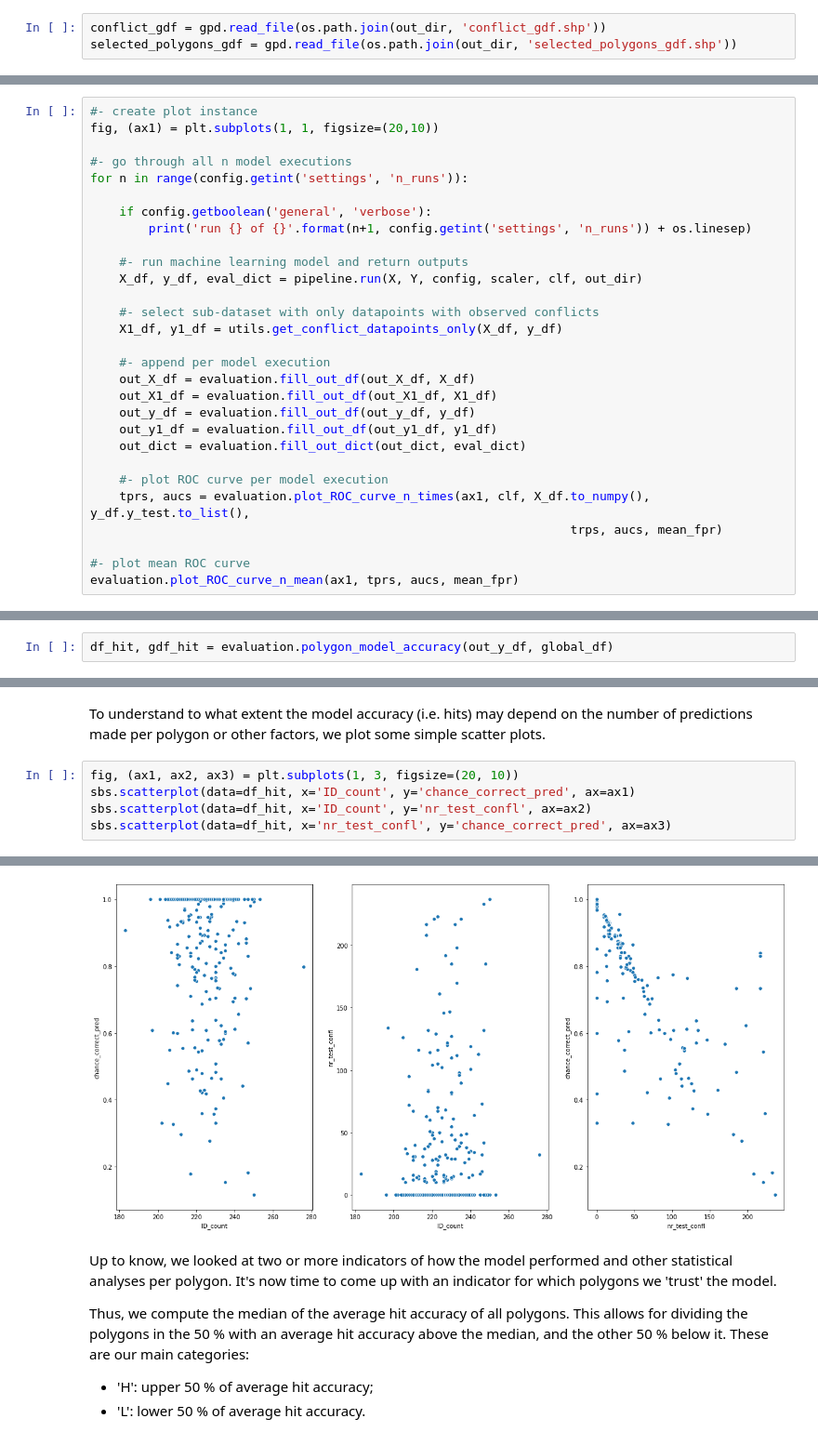
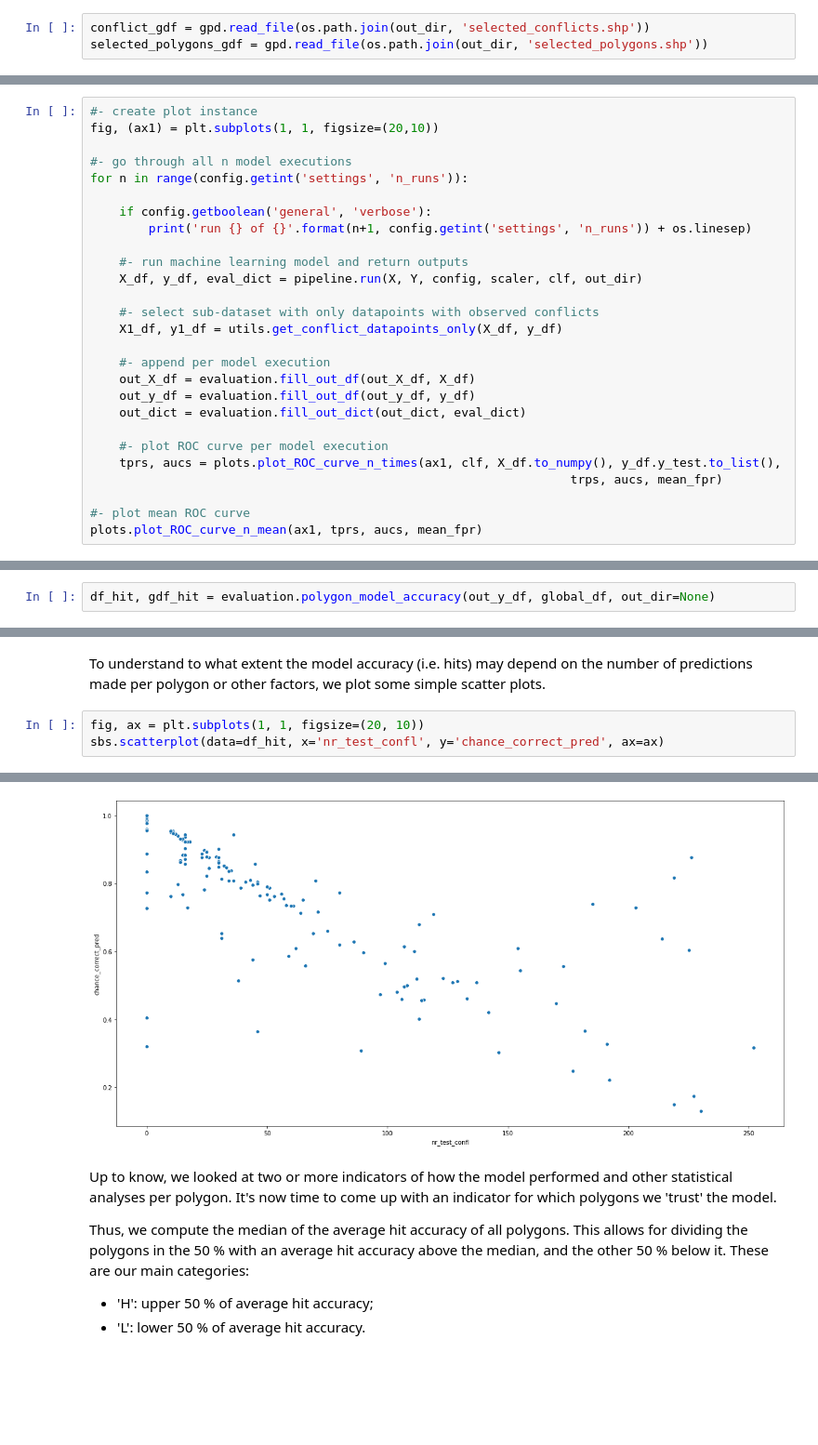
Before and after one commit to JannisHoch/copro, a Jupyter notebook: example/nb03_model_execution_and_evaluation.ipynb, the cells around one changed output, grey strips where cells are left out. Shown at 93% size. Cells and saved outputs as stored; diff of their text form; blank space fills up the shorter version.

```diff
--- a/example/nb03_model_execution_and_evaluation.ipynb
+++ b/example/nb03_model_execution_and_evaluation.ipynb
@@ -53,8 +55,8 @@ config.get('pre_calc', 'XY')
 # %% [markdown]
 Now that this is taken care of, we also need to load in the data from the very first notebook.
 # %%
-conflict_gdf = gpd.read_file(os.path.join(out_dir, 'conflict_gdf.shp'))
-selected_polygons_gdf = gpd.read_file(os.path.join(out_dir, 'selected_polygons_gdf.shp'))
+conflict_gdf = gpd.read_file(os.path.join(out_dir, 'selected_conflicts.shp'))
+selected_polygons_gdf = gpd.read_file(os.path.join(out_dir, 'selected_polygons.shp'))
 # %% [markdown]
 Again, for the conversion from numpy array to dataframe this requires a few more steps.
 # %%
@@ -116,15 +120,13 @@ for n in range(config.getint('settings', 'n_runs')):
 
     #- append per model execution
     out_X_df = evaluation.fill_out_df(out_X_df, X_df)
-    out_X1_df = evaluation.fill_out_df(out_X1_df, X1_df)
     out_y_df = evaluation.fill_out_df(out_y_df, y_df)
-    out_y1_df = evaluation.fill_out_df(out_y1_df, y1_df)
     out_dict = evaluation.fill_out_dict(out_dict, eval_dict)
 
     #- plot ROC curve per model execution
-    tprs, aucs = evaluation.plot_ROC_curve_n_times(ax1, clf, X_df.to_numpy(), y_df.y_test.to_list(),
+    tprs, aucs = plots.plot_ROC_curve_n_times(ax1, clf, X_df.to_numpy(), y_df.y_test.to_list(),
                                                                   trps, aucs, mean_fpr)
 
 #- plot mean ROC curve
-evaluation.plot_ROC_curve_n_mean(ax1, tprs, aucs, mean_fpr)
+plots.plot_ROC_curve_n_mean(ax1, tprs, aucs, mean_fpr)
 # %% [output]
@@ -266,7 +286,7 @@ metrics.plot_confusion_matrix(clf, out_X_df.to_numpy(), out_y_df.y_test.to_list(
 
 Thus far, we merely looked at numerical scores. This of course tells us a lot about the quality of the machine-learning model and its predictions, but not so much about how this looks like spatially. We therefore combine the observations and predictions made with the associated polygons based on a 'global' dataframe functioning as a look-up table. By this means, each model output can be connected to its polygon using a unique ID.
 # %%
-df_hit, gdf_hit = evaluation.polygon_model_accuracy(out_y_df, global_df)
+df_hit, gdf_hit = evaluation.polygon_model_accuracy(out_y_df, global_df, out_dir=None)
 # %% [markdown]
 First, let's have a look at how often each polygon occurs in the all test samples, i.e. those obtained by appending the test samples per model execution. Besides, the overall relative distribution is visualized.
 # %%
@@ -308,13 +340,11 @@ selected_polygons_gdf.boundary.plot(ax=ax3, color='0.5');
 # %% [markdown]
 To understand to what extent the model accuracy (i.e. hits) may depend on the number of predictions made per polygon or other factors, we plot some simple scatter plots.
 # %%
-fig, (ax1, ax2, ax3) = plt.subplots(1, 3, figsize=(20, 10))
-sbs.scatterplot(data=df_hit, x='ID_count', y='chance_correct_pred', ax=ax1)
-sbs.scatterplot(data=df_hit, x='ID_count', y='nr_test_confl', ax=ax2)
-sbs.scatterplot(data=df_hit, x='nr_test_confl', y='chance_correct_pred', ax=ax3)
+fig, ax = plt.subplots(1, 1, figsize=(20, 10))
+sbs.scatterplot(data=df_hit, x='nr_test_confl', y='chance_correct_pred', ax=ax)
 # %% [output]
 <matplotlib.axes._subplots.AxesSubplot at 0x...>
-[figure, old version]
+[figure, new version]
 # %% [markdown]
 Up to know, we looked at two or more indicators of how the model performed and other statistical analyses per polygon. It's now time to come up with an indicator for which polygons we 'trust' the model.
 
```
Also changed, not shown: parts of 16 cells of this notebook, 3 other files.
